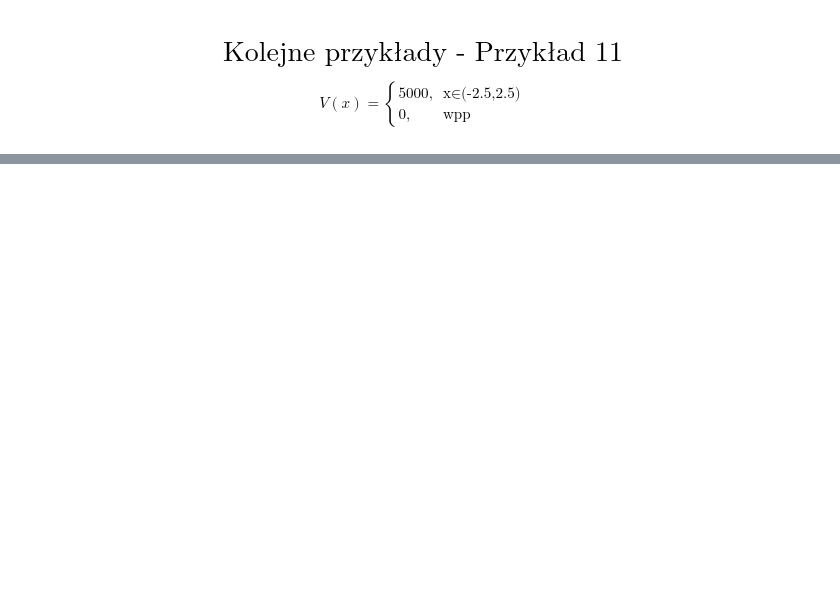
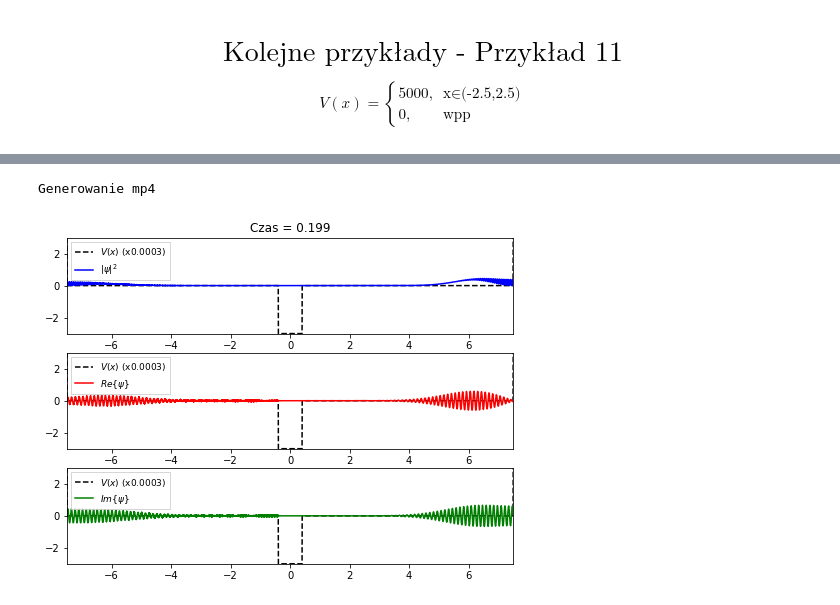
Before and after one commit to tyska1/Projekt_kwanty, a Jupyter notebook: marszalek_pasko.ipynb, the cells around one changed output, grey strips where cells are left out. Saved outputs shown, nothing was run; the diff lists cells and outputs as text; code cells hidden in the pictures; blank space fills up the shorter version.

```diff
--- a/marszalek_pasko.ipynb
+++ b/marszalek_pasko.ipynb
@@ -701,0 +772,48 @@ Generowanie mp4
+# %%
+fig = plt.figure(figsize=(8, 6))
+
+ax1 = plt.subplot(3, 1, 1)
+ax1.set_xlim(-7.5, 7.5)
+ax1.set_ylim(-3, 3)
+title = ax1.set_title('')
+line11, = ax1.plot([], [], "k--", label=r"$V(x)$ (x0.0003)")
+line12, = ax1.plot([], [], "b", label=r"$\vert \psi \vert^2$")
+plt.legend(loc=2, fontsize=9, fancybox=False)
+
+ax2 = plt.subplot(3, 1, 2)
+ax2.set_xlim(-7.5, 7.5)
+ax2.set_ylim(-3, 3)
+line21, = ax2.plot([], [], "k--", label=r"$V(x)$ (x0.0003)")
+line22, = ax2.plot([], [], "r", label=r"$Re\{ \psi \}$")
+plt.legend(loc=2, fontsize=9, fancybox=False)
+
+
+ax3 = plt.subplot(3, 1, 3)
+ax3.set_xlim(-7.5, 7.5)
+ax3.set_ylim(-3, 3)
+line31, = ax3.plot([], [], "k--", label=r"$V(x)$ (x0.0003)")
+line32, = ax3.plot([], [], "g", label=r"$Im\{ \psi \}$")
+plt.legend(loc=2, fontsize=9, fancybox=False)
+
+def init():
+    line11.set_data(x, V * 0.0003)
+    line21.set_data(x, V * 0.0003)
+    line31.set_data(x, V * 0.0003)
+    return line11, line21, line31
+
+def animate(i):
+    line12.set_data(x, np.abs(sol.y[:, i])**2)
+    line22.set_data(x, np.real(sol.y[:, i]))
+    line32.set_data(x, np.imag(sol.y[:, i]))
+    title.set_text('Czas = {0:1.3f}'.format(sol.t[i]))
+    return line12, line22, line32
+
+anim = animation.FuncAnimation(fig, animate, init_func=init,
+                               frames=len(sol.t), interval=200, blit=True)
+
+# Zapisywanie do pliku mp4
+print("Generowanie mp4")
+anim.save('przyklad_pdf3.mp4', fps=15, extra_args=['-vcodec', 'libx264'], dpi=300)
+# %% [output]
+Generowanie mp4
+[figure, added]
```
Also changed, not shown: parts of 22 cells of this notebook.
